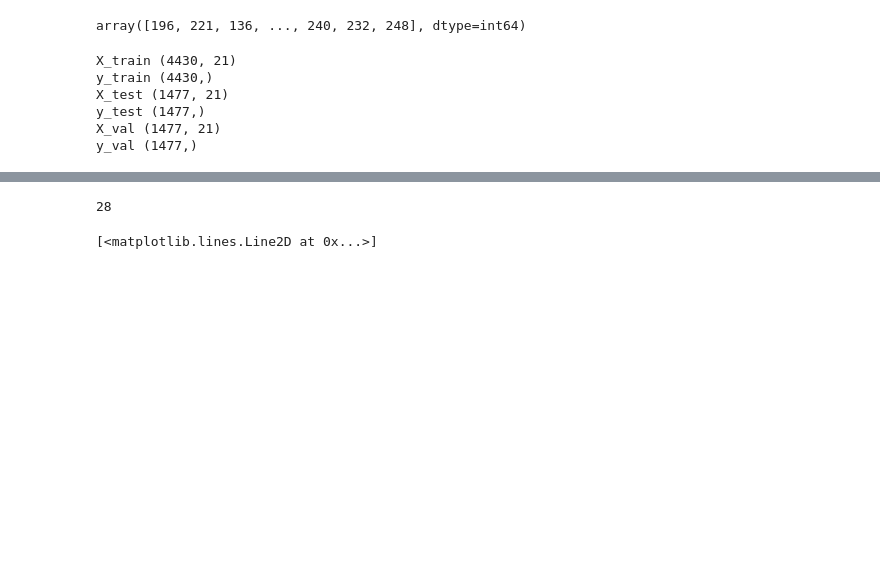
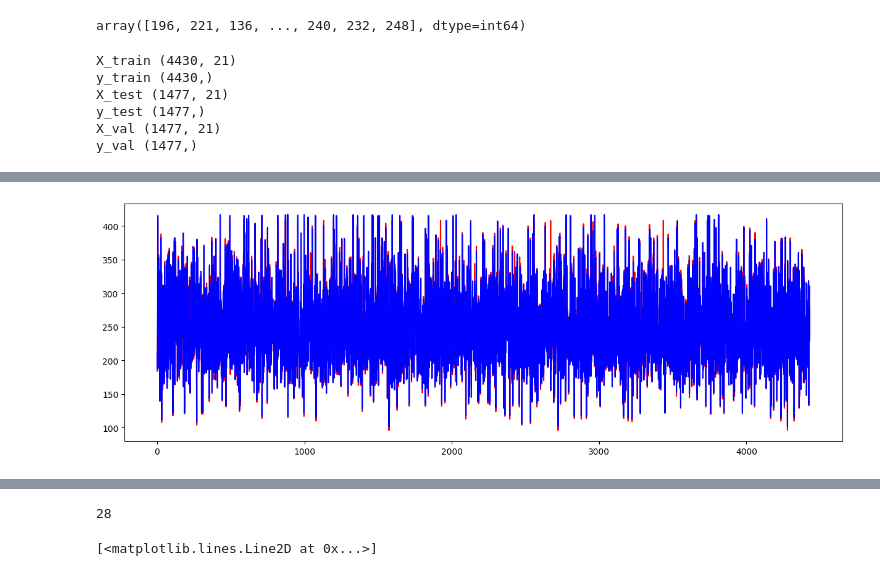
Before and after one commit to trungbf1/CO2_Emissions, a Jupyter notebook: trung2811.ipynb, the cells around one changed output, grey strips where cells are left out. Cells and saved outputs as stored; diff of their text form; code cells hidden in the pictures; blank space fills up the shorter version.

```diff
--- a/trung2811.ipynb
+++ b/trung2811.ipynb
@@ -1746,0 +1756,14 @@ plt.legend([a1,a2], ["Actual", "predicted"])
+# %%
+sub_sum_3 = 0
+predicted_y_3=[]
+for i in range(len(y_train)):
+        for j in range(regressors):
+            sub_sum_3 += best_b[j]*X_train[i][j]
+        predicted_y_3.append(best_m + sub_sum_3)
+        sub_sum_3 = 0
+
+fir1, ax1 = plt.subplots(figsize=(15,5))
+a1_1, =plt.plot(y_train, color='red')
+a2_1,=plt.plot(predicted_y_3, color='blue')
+# %% [output]
+[figure, added]
```
Also changed, not shown: parts of 67 cells of this notebook.
